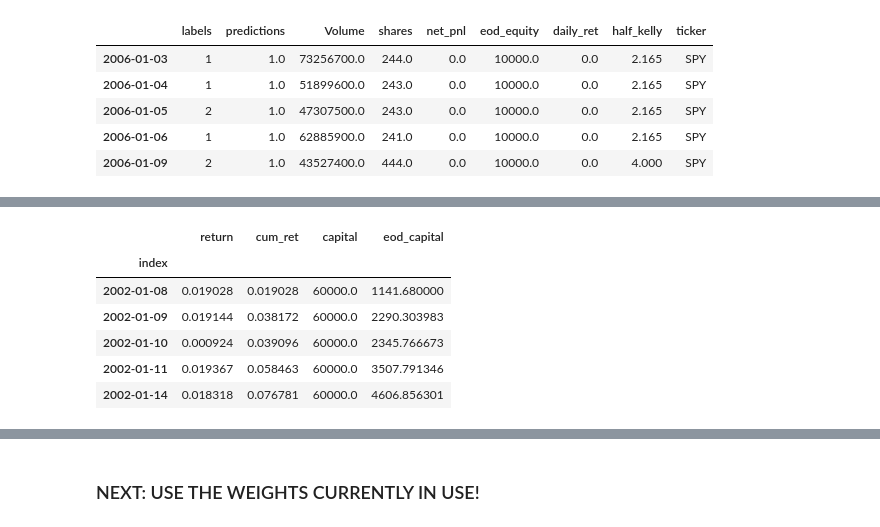
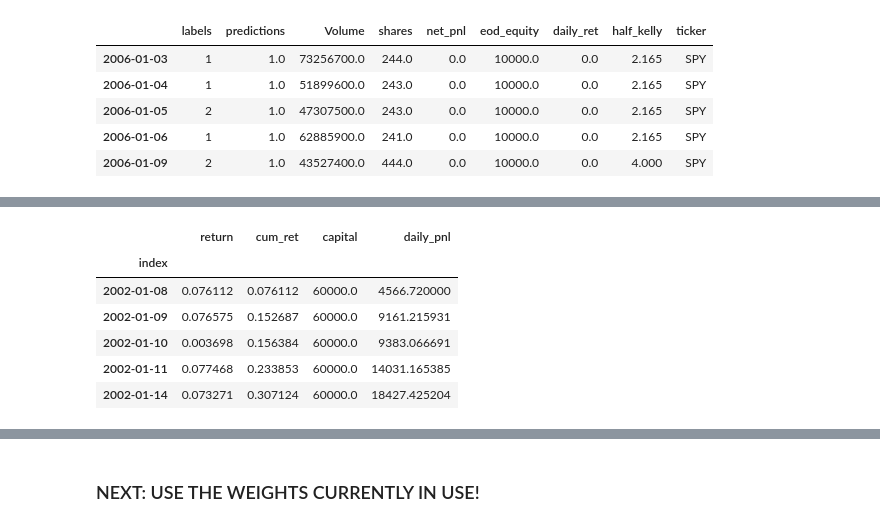
Before and after one commit to jessie-blue/ATS_Development, a Jupyter notebook: Strat_1/Portfolio_Backtest.ipynb, the cells around one changed output, grey strips where cells are left out. Saved outputs shown, nothing was run; the diff lists cells and outputs as text; code cells hidden in the pictures.

```diff
--- a/Strat_1/Portfolio_Backtest.ipynb
+++ b/Strat_1/Portfolio_Backtest.ipynb
@@ -71,7 +71,7 @@ df.head()
 df = df.dropna()
 df = df.reset_index()
 df['index'] = pd.to_datetime(df['index'])
-df = df[df['daily_ret'] != 0]
+#df = df[df['daily_ret'] != 0] #### removes symbols from the data which do not trade on that day
 
 df = df.sort_values(by = ['index', 'half_kelly'], ascending=[True, False], axis = 0)
 df = df.set_index('index')
@@ -123,20 +165,20 @@ df2.tail()
 # %%
 df_daily = df2.groupby(level = 0)['return'].sum().to_frame()
 df_daily['cum_ret'] = df_daily['return'].cumsum()
 df_daily['capital'] = 6e4
-df_daily['eod_capital'] = df_daily['capital'] * df_daily['cum_ret']
+df_daily['daily_pnl'] = df_daily['capital'] * df_daily['cum_ret']
 
 #df_daily = df_daily[df_daily.index <= '2016-01-01']
 
 df_daily.head()
 # %% [output]
-|  | return | cum_ret | capital | eod_capital |
+|  | return | cum_ret | capital | daily_pnl |
 | index |  |  |  |  |
-| 2002-01-08 | 0.019028 | 0.019028 | 60000.0 | 1141.680000 |
-| 2002-01-09 | 0.019144 | 0.038172 | 60000.0 | 2290.303983 |
-| 2002-01-10 | 0.000924 | 0.039096 | 60000.0 | 2345.766673 |
-| 2002-01-11 | 0.019367 | 0.058463 | 60000.0 | 3507.791346 |
-| 2002-01-14 | 0.018318 | 0.076781 | 60000.0 | 4606.856301 |
+| 2002-01-08 | 0.076112 | 0.076112 | 60000.0 | 4566.720000 |
+| 2002-01-09 | 0.076575 | 0.152687 | 60000.0 | 9161.215931 |
+| 2002-01-10 | 0.003698 | 0.156384 | 60000.0 | 9383.066691 |
+| 2002-01-11 | 0.077468 | 0.233853 | 60000.0 | 14031.165385 |
+| 2002-01-14 | 0.073271 | 0.307124 | 60000.0 | 18427.425204 |
 # %%
 import matplotlib.pyplot as plt
 plt.figure(figsize= [10,7])
```
Also changed, not shown: parts of 20 cells of this notebook, 35 other files.
